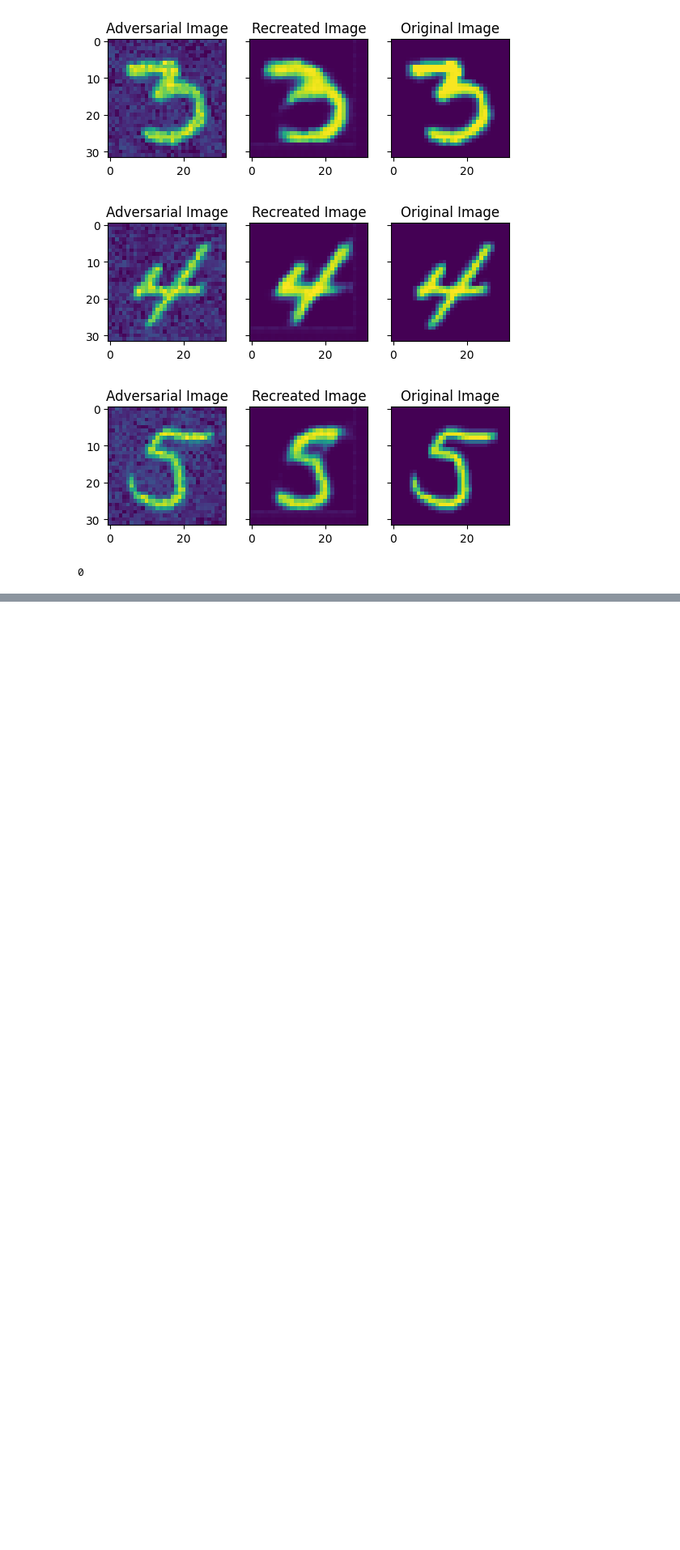
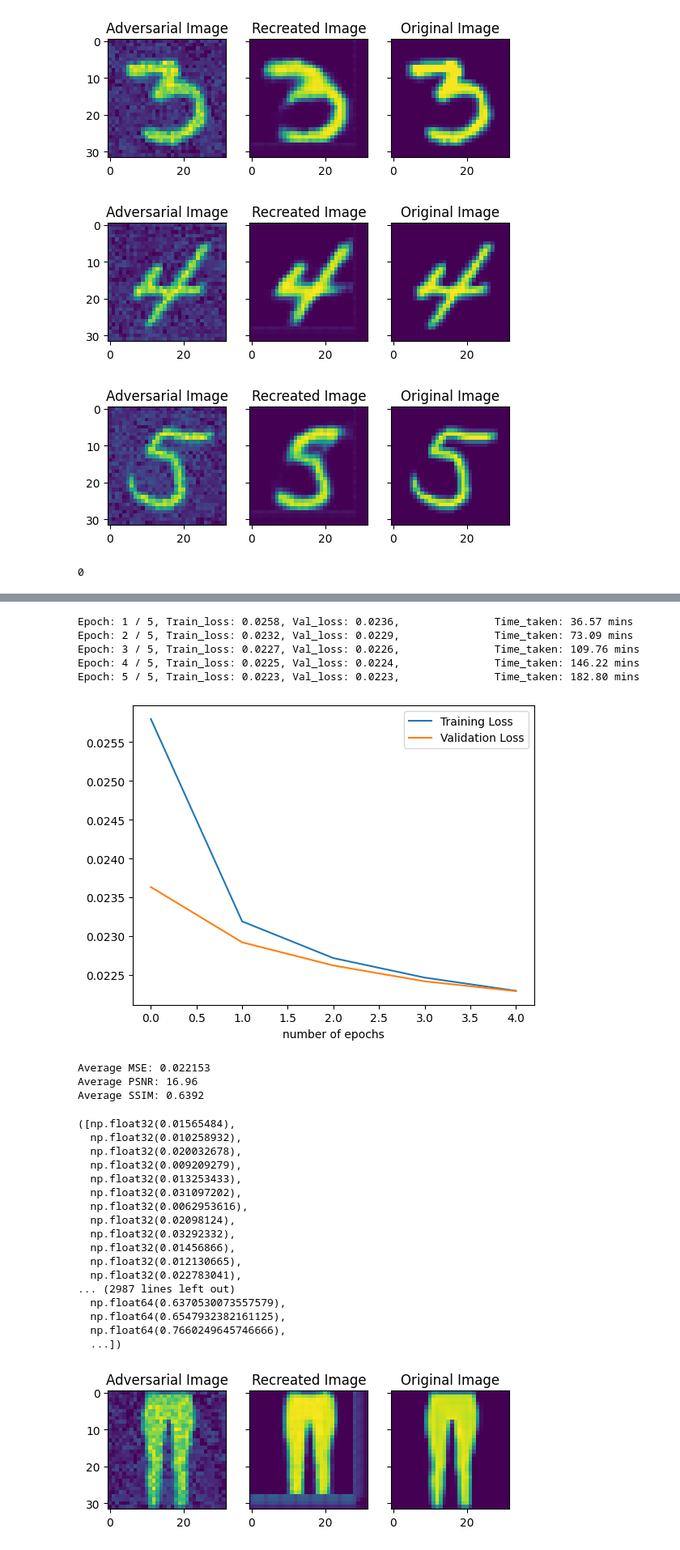
Before and after one commit to jannathshaik123/adversarial-attack-enc, a Jupyter notebook: notebook.ipynb, the cells around one changed output, grey strips where cells are left out. Shown at 81% size. Saved outputs shown, nothing was run; the diff lists cells and outputs as text; code cells hidden in the pictures; blank space fills up the shorter version.

Commit message:
completed testing  for pgd attack opn both datset

```diff
--- a/notebook.ipynb
+++ b/notebook.ipynb
@@ -823,0 +856,34 @@ batch_compare_images(convAE, val_mnist, device)
+# %%
+# PGD Attack on the Fashion-MNIST Dataset
+file_path = r'C:\Users\rabia\Documents\random\adversarial-attack-enc\defense\ae_fmnist_pgd.pth.tar'
+train(model_fmnist, 5, attack_type, train_fmnist, val_fmnist, load_model=False, file_path=file_path)
+visualise(model_fmnist, val_fmnist, attack_type)
+batch_compare_images(convAE, val_fmnist, device)
+# %% [output]
+Epoch: 1 / 5, Train_loss: 0.0258, Val_loss: 0.0236,               Time_taken: 36.57 mins
+Epoch: 2 / 5, Train_loss: 0.0232, Val_loss: 0.0229,               Time_taken: 73.09 mins
+Epoch: 3 / 5, Train_loss: 0.0227, Val_loss: 0.0226,               Time_taken: 109.76 mins
+Epoch: 4 / 5, Train_loss: 0.0225, Val_loss: 0.0224,               Time_taken: 146.22 mins
+Epoch: 5 / 5, Train_loss: 0.0223, Val_loss: 0.0223,               Time_taken: 182.80 mins
+[figure, added]
+Average MSE: 0.022153
+Average PSNR: 16.96
+Average SSIM: 0.6392
+([np.float32(0.01565484),
+  np.float32(0.010258932),
+  np.float32(0.020032678),
+  np.float32(0.009209279),
+  np.float32(0.013253433),
+  np.float32(0.031097202),
+  np.float32(0.0062953616),
+  np.float32(0.02098124),
+  np.float32(0.03292332),
+  np.float32(0.01456866),
+  np.float32(0.012130665),
+  np.float32(0.022783041),
+... (2987 lines left out)
+  np.float64(0.6370530073557579),
+  np.float64(0.6547932382161125),
+  np.float64(0.7660249645746666),
+  ...])
+[figure, added]
```
Also changed, not shown: parts of 8 cells of this notebook, 2 other files.
